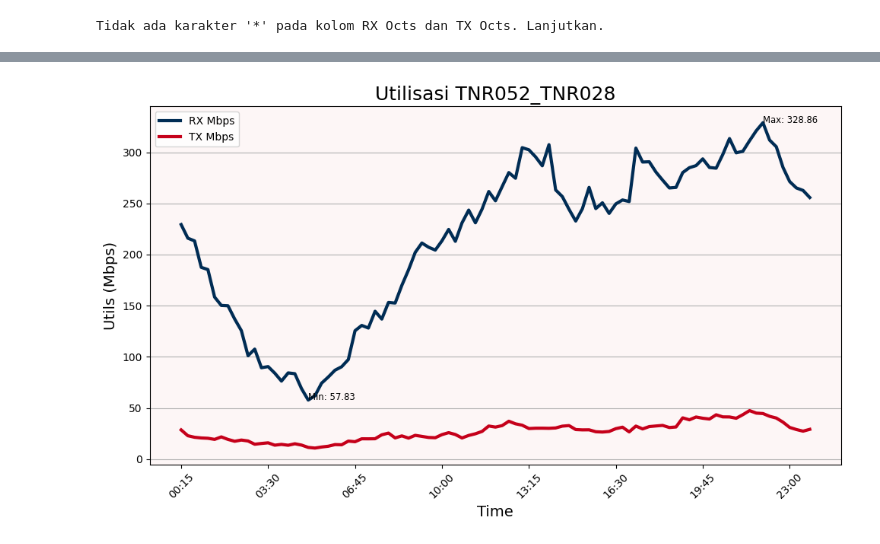
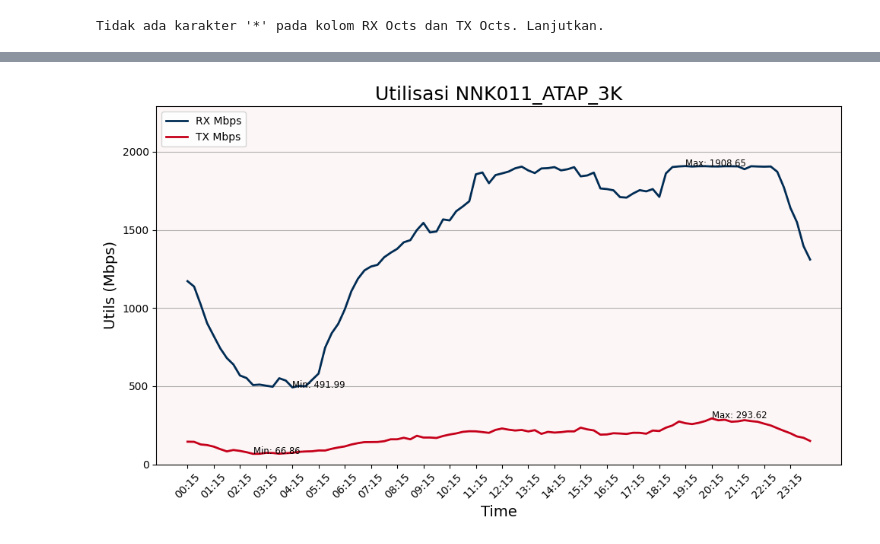
Before and after one commit to hanfx/rmon-utilization-graph, a Jupyter notebook: rmon.ipynb, the cells around one changed output, grey strips where cells are left out. Saved outputs shown, nothing was run; the diff lists cells and outputs as text; code cells hidden in the pictures.

Commit message:
adding more height 1.2x based on max data

```diff
--- a/rmon.ipynb
+++ b/rmon.ipynb
@@ -3,9 +3,9 @@ import os
 import pandas as pd
 import matplotlib.pyplot as plt
 # %%
-file_path = "15min-ETH-s2p1-20250108-TNR052_TNR028.csv"
+file_path = "15min-ETH-s0p65-20250107-NNK011_ATAP_3K.csv"
 
 data = pd.read_csv(file_path, header = 1)
 
-data.to_csv('rmon.csv', index = False)
+# data.to_csv('rmon.csv', index = False)
 # %%
@@ -84,5 +72,5 @@ data
 # %%
-data =data.drop(index=95)
+# data =data.drop(index=95)
 # %%
 # Membuat grafik garis untuk RX Mbps dan TX Mbps
 plt.figure(figsize=(10, 6))
@@ -94,8 +82,8 @@ ax.set_facecolor('#FDF6F6')
 # plt.plot(data.index, data['TX Mbps'], label='TX Mbps', color='red', marker='o', linestyle='-', linewidth=2)
 
 # Plot RX Mbps dan TX Mbps
-plt.plot(data['Time Stamp'], data['RX Mbps'], label='RX Mbps', color='#002C54', linestyle='-', linewidth=3)
-plt.plot(data['Time Stamp'], data['TX Mbps'], label='TX Mbps', color='#C5001A', linestyle='-', linewidth=3)
+plt.plot(data['Time Stamp'], data['RX Mbps'], label='RX Mbps', color='#002C54', linestyle='-', linewidth=2)
+plt.plot(data['Time Stamp'], data['TX Mbps'], label='TX Mbps', color='#C5001A', linestyle='-', linewidth=2)
 
 # Menambahkan judul grafik
 file_base = os.path.splitext(os.path.basename(file_path))[0]
@@ -106,34 +94,47 @@ plt.xlabel('Time', fontsize=14)
 plt.ylabel('Utils (Mbps)', fontsize=14)
 
 # Menambahkan legenda
-plt.legend()
+plt.legend(loc='upper left')
 
 #interval data
 # data['Time Stamp'] = pd.to_datetime(data['Time Stamp'])
 # data['Time Interval'] = data['Time Stamp'].apply(lambda x: pd.date_range(start=x, periods=2, freq='15min').max())
 
 # Menandai sumbu x berdasarkan index data
 # plt.xlim([data['Time Stamp'].min(),data['Time Stamp'].max()])
 
 # Menemukan nilai tertinggi
 max_rx = data['RX Mbps'].max()
 min_rx = data['RX Mbps'].min()
+max_tx = data['TX Mbps'].max()
+min_tx = data['TX Mbps'].min()
 
 # Menampilkan baris data tertinggi
 highest_rx = data.loc[data['RX Mbps'] == max_rx]
 lowest_rx = data.loc[data['RX Mbps'] == min_rx]
+highest_tx = data.loc[data['TX Mbps'] == max_tx]
+lowest_tx = data.loc[data['TX Mbps'] == min_tx]
 
 # Menambahkan anotasi pada titik tertinggi
 for idx, row in highest_rx.iterrows():
     plt.text(idx, row['RX Mbps'], f"Max: {row['RX Mbps']:.2f}", color='black', fontsize='small', ha='left')
 
 for idx, row in lowest_rx.iterrows():
     plt.text(idx, row['RX Mbps'], f"Min: {row['RX Mbps']:.2f}", color='black', fontsize='small', ha='left')
 
+for idx, row in highest_tx.iterrows():
+    plt.text(idx, row['TX Mbps'], f"Max: {row['TX Mbps']:.2f}", color='black', fontsize='small', ha='left')
+
+for idx, row in lowest_tx.iterrows():
+    plt.text(idx, row['TX Mbps'], f"Min: {row['TX Mbps']:.2f}", color='black', fontsize='small', ha='left')
+
+# Menambahkan margin +100 dari nilai maksimum data
+plt.ylim(0, max_rx * 1.2)
+
 # Menampilkan grafik
 plt.grid(axis='y')
-plt.xticks(data['Time Stamp'][::13], rotation=45)
+plt.xticks(data['Time Stamp'][::4], rotation=45)
 plt.tight_layout()
 plt.show()
 # %% [output]
-[figure, old version]
+[figure, new version]
```
Also changed, not shown: parts of 6 cells of this notebook, 1 other file.
